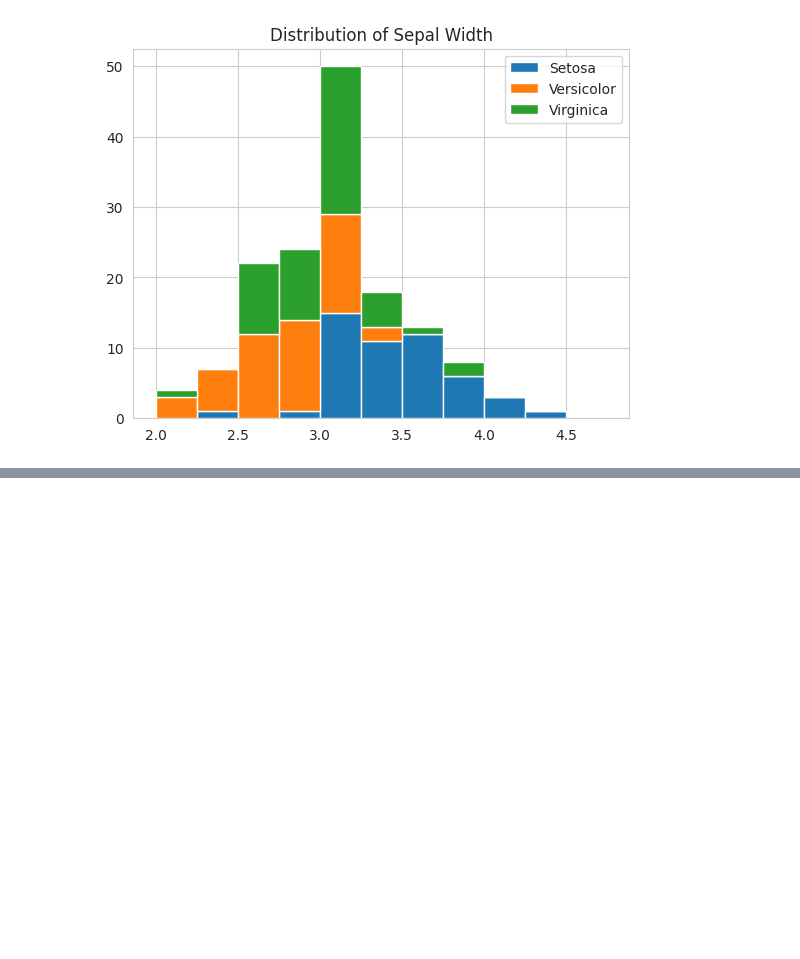
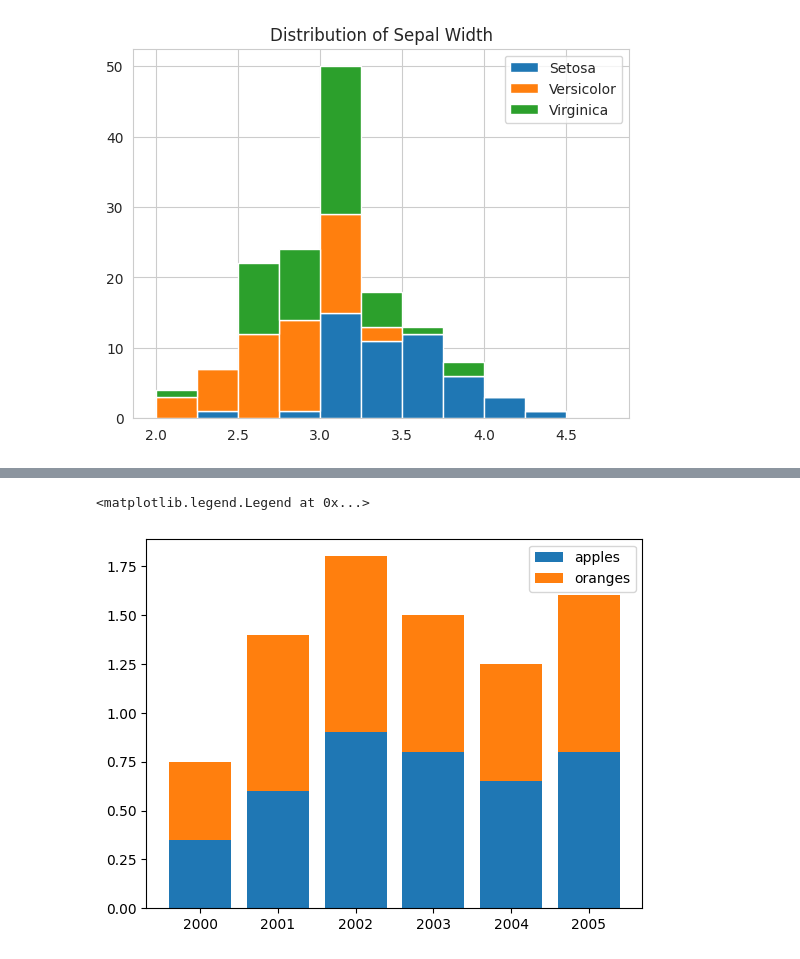
Before and after one commit to SunilPant054/Seaborn_Matplotlib, a Jupyter notebook: Visualization.ipynb, the cells around one changed output, grey strips where cells are left out. Drawn from its saved outputs; the diff is of its cells as text; code cells hidden in the pictures; blank space fills up the shorter version.

```diff
--- a/Visualization.ipynb
+++ b/Visualization.ipynb
@@ -198,0 +207,8 @@ plt.legend(['Setosa', 'Versicolor', 'Virginica'])
+# %%
+#stack bars on top of each other use bottom argument
+plt.bar(years, apples)
+plt.bar(years, oranges, bottom=apples)
+plt.legend(['apples', 'oranges'])
+# %% [output]
+<matplotlib.legend.Legend at 0x...>
+[figure, added]
```
Also changed, not shown: parts of 9 cells of this notebook, 1 other file.
